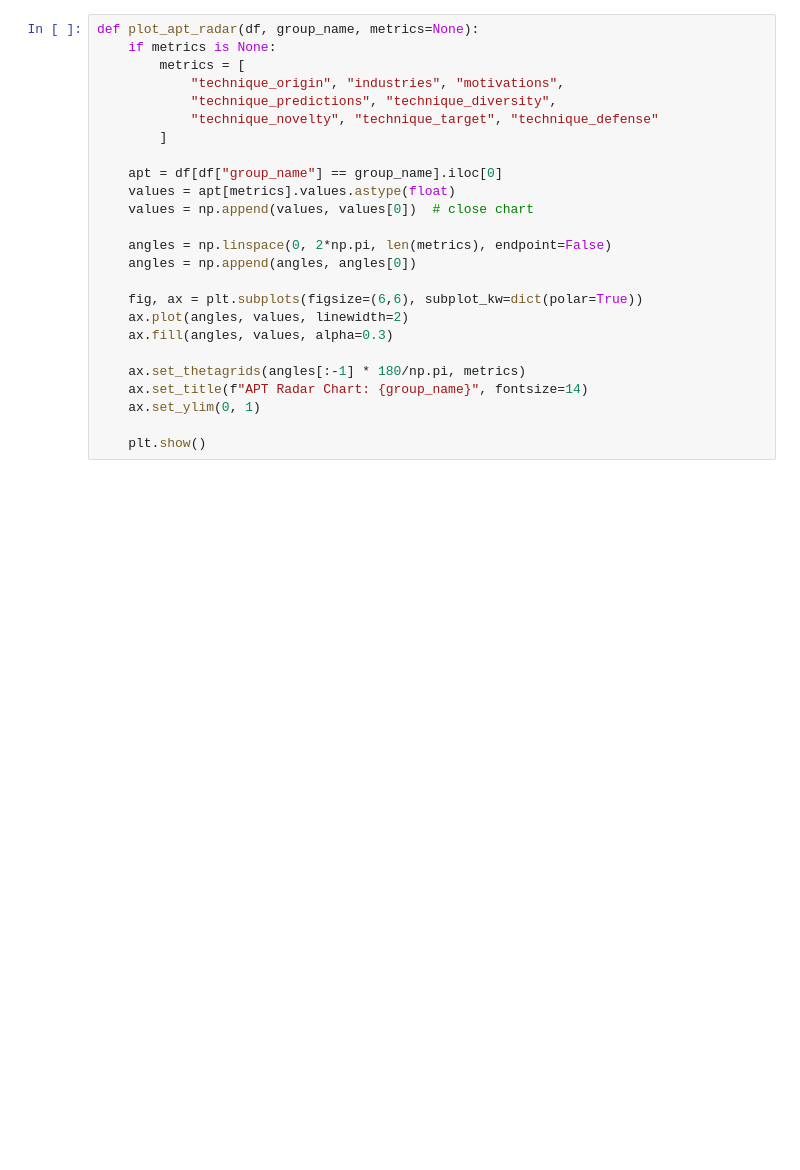
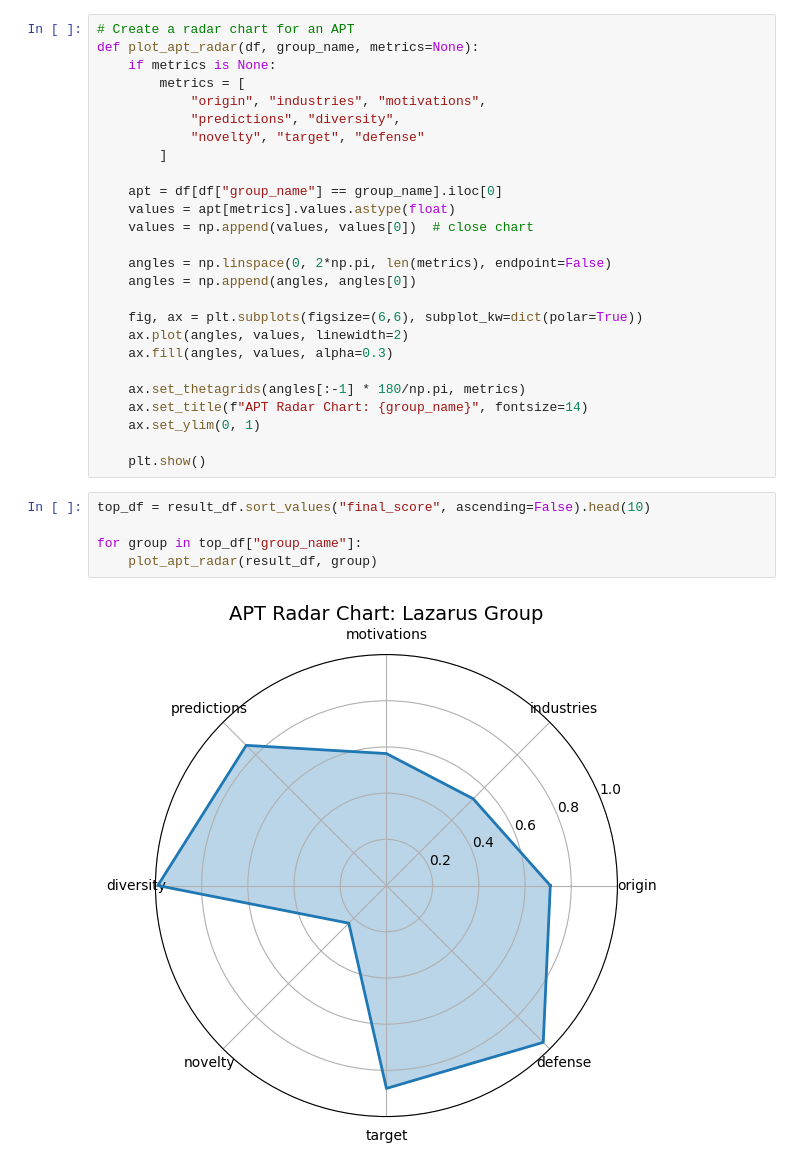
Before and after one commit to Math-UC/attack-stix-data, a Jupyter notebook: apt_project/final_score.ipynb, the cells around one changed output. Drawn from its saved outputs; the diff is of its cells as text; blank space fills up the shorter version.

Commit message:
redid some of the naming
add radar graphs for top 10 apts

```diff
--- a/apt_project/final_score.ipynb
+++ b/apt_project/final_score.ipynb
@@ -111,10 +111,11 @@ result_df.head(20)
 # %%
+# Create a radar chart for an APT
 def plot_apt_radar(df, group_name, metrics=None):
     if metrics is None:
         metrics = [
-            "technique_origin", "industries", "motivations",
-            "technique_predictions", "technique_diversity",
-            "technique_novelty", "technique_target", "technique_defense"
+            "origin", "industries", "motivations",
+            "predictions", "diversity",
+            "novelty", "target", "defense"
         ]
 
     apt = df[df["group_name"] == group_name].iloc[0]
@@ -133,3 +134,10 @@ def plot_apt_radar(df, group_name, metrics=None):
     ax.set_ylim(0, 1)
 
     plt.show()
+# %%
+top_df = result_df.sort_values("final_score", ascending=False).head(10)
+
+for group in top_df["group_name"]:
+    plot_apt_radar(result_df, group)
+# %% [output]
+[figure, added]
```
Also changed, not shown: parts of 3 cells of this notebook.
